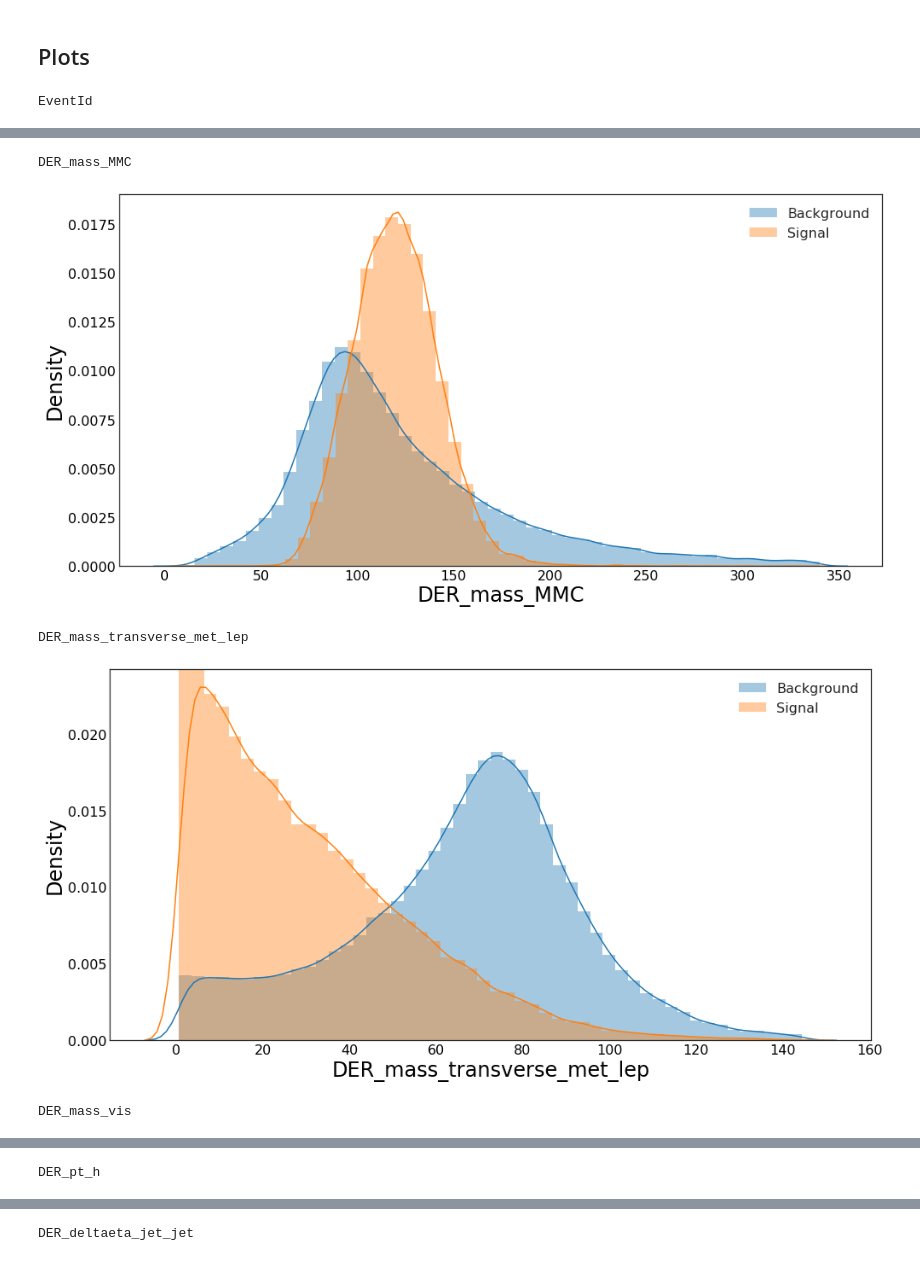
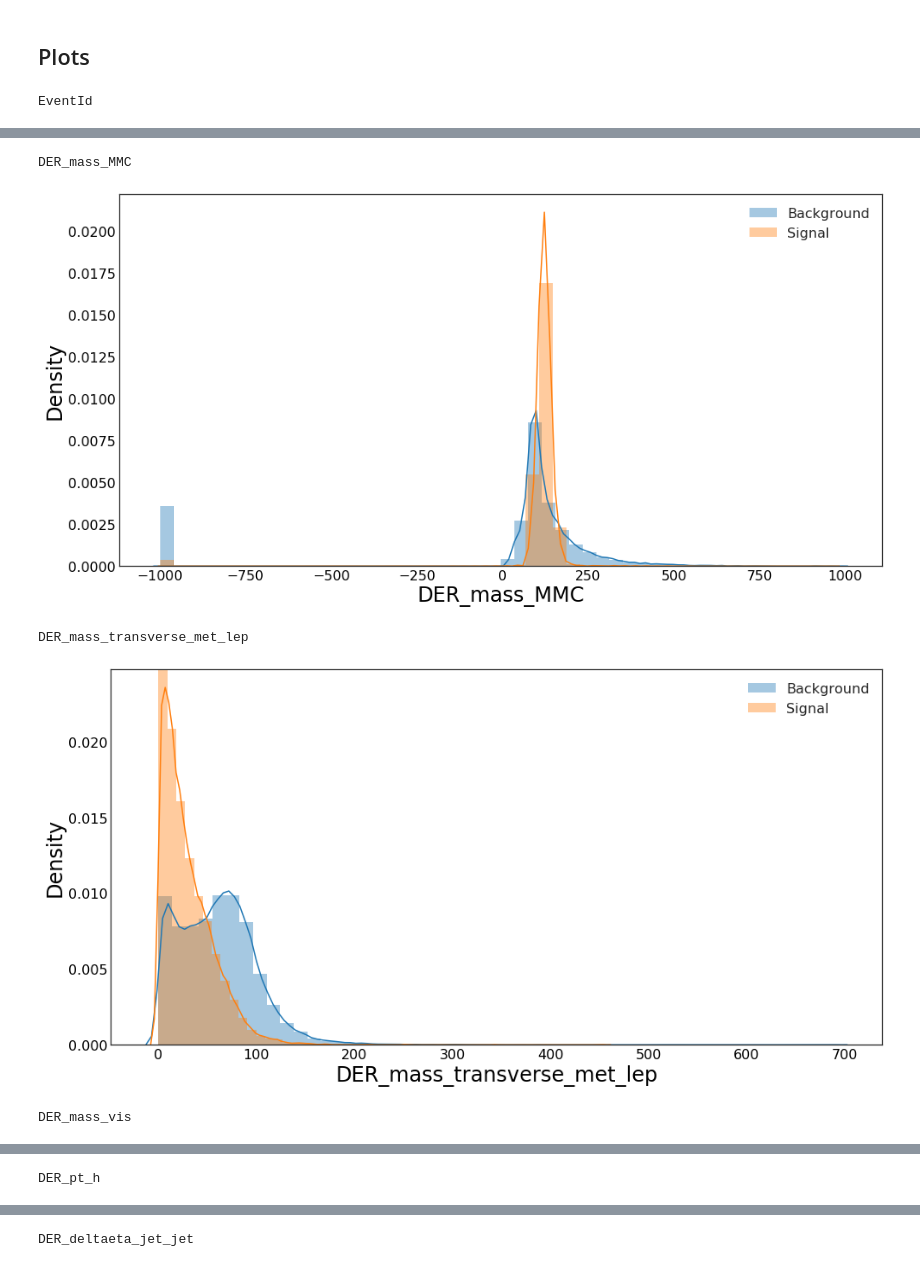
Before and after one commit to GilesStrong/Kaggle_HiggsML, a Jupyter notebook: Data_Processing/0_Data_Viewer.ipynb, the cells around one changed output, grey strips where cells are left out. Cells and saved outputs as stored; diff of their text form; code cells hidden in the pictures.

```diff
--- a/Data_Processing/0_Data_Viewer.ipynb
+++ b/Data_Processing/0_Data_Viewer.ipynb
@@ -32,10 +34,10 @@ print '{} signal, {} background, {} total events'.format(len(data[sig]), len(dat
 # %% [markdown]
 ## Plots
 # %%
-for feat in data.columns:
+for feat in [x for x in data.columns]:#: if 'DER' in x]:
     print feat
     try:
-        plotFeat(data, feat, cuts=[bkg, sig], labels=['Background', 'Signal'], plotBulk=1, weightName='Weight')
+        plotFeat(data[data.PRI_jet_num >= 2], feat, cuts=[bkg, sig], labels=['Background', 'Signal'], plotBulk=0, weightName='Weight')
     except TypeError:
         pass
 # %% [output]
@@ -44,5 +46,5 @@ EventId
 DER_mass_MMC
-[figure, old version]
+[figure, new version]
 DER_mass_transverse_met_lep
-[figure, old version]
+[figure, new version]
 DER_mass_vis
```
Also changed, not shown: parts of 2 cells of this notebook, 5 other files.
